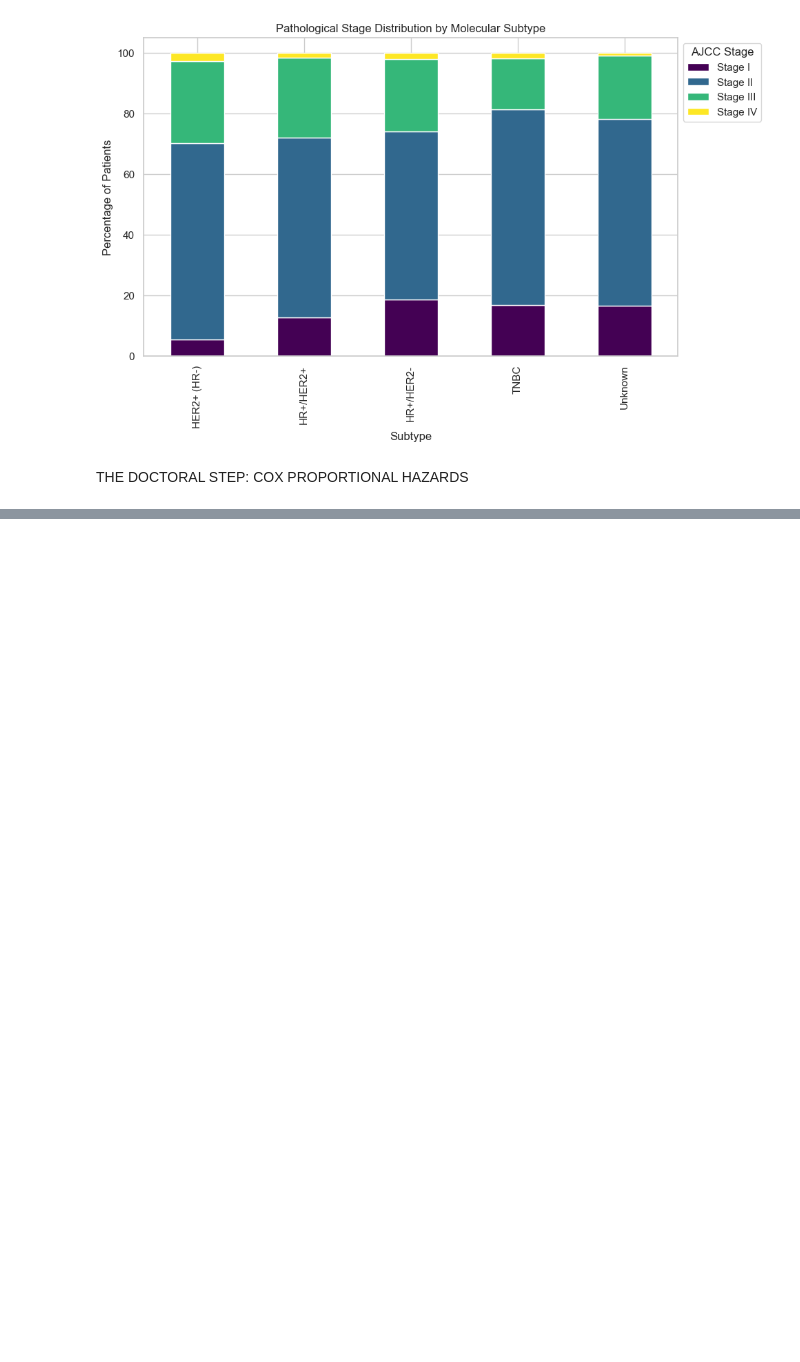
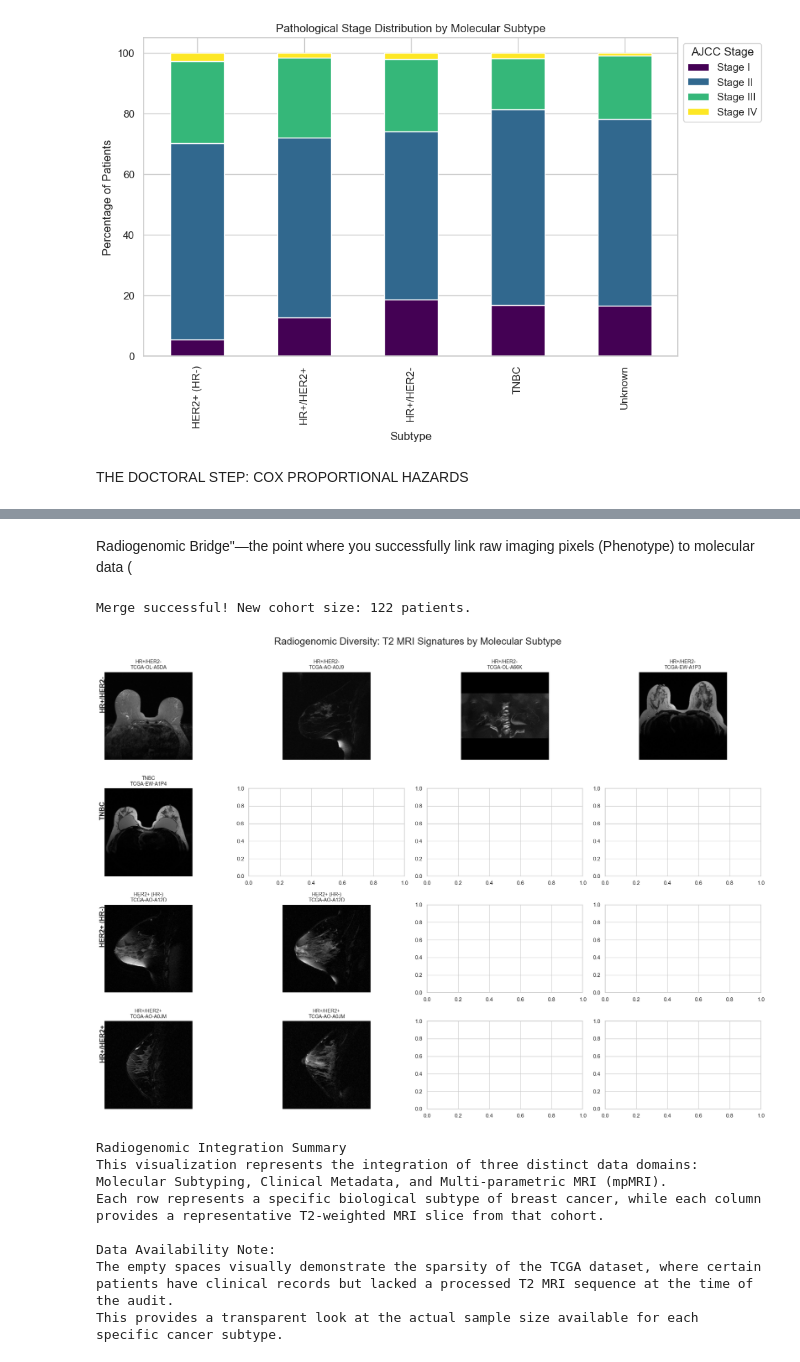
Before and after one commit to Se2007/TCGA-BRCA-Dataset, a Jupyter notebook: EDA.ipynb, the cells around one changed output, grey strips where cells are left out. Cells and saved outputs as stored; diff of their text form; code cells hidden in the pictures; blank space fills up the shorter version.

```diff
--- a/EDA.ipynb
+++ b/EDA.ipynb
@@ -506,0 +741,30 @@ Unknown                  56.0                      10.540  0.153  118
+# %% [markdown]
+Radiogenomic Bridge"—the point where you successfully link raw imaging pixels (Phenotype) to molecular data (
+# %%
+# Force column names to lowercase and strip whitespace
+Clinical_Demographic.columns = Clinical_Demographic.columns.str.strip()
+Clinical_Treatment.columns = Clinical_Treatment.columns.str.strip()
+
+# Define colors for the terminal/notebook output
+BOLD = '\033[1m'
+BLUE = '\033[94m'
+CYAN = '\033[96m'
+END = '\033[0m'
+
+# Check if the column exists under a different name
+# If it's named 'patient_id' or 'BARCODE', rename it:
+if 'bcr_patient_barcode' not in Clinical_Demographic.columns:
+    # Find the column that looks like a barcode (usually the first column)
+    id_col = Clinical_Demographic.columns[0]
+    Clinical_Demographic.rename(columns={id_col: 'bcr_patient_barcode'}, inplace=True)
+
+if 'bcr_patient_barcode' not in Clinical_Treatment.columns:
+    id_col = Clinical_Treatment.columns[0]
+    Clinical_Treatment.rename(columns={id_col: 'bcr_patient_barcode'}, inplace=True)
+
+# Now perform the merge
+df = pd.merge(Clinical_Demographic, Clinical_Treatment, on='bcr_patient_barcode', how='inner')
+
+print(f"Merge successful! New cohort size: {len(df)} patients.")
+# %% [output]
+Merge successful! New cohort size: 122 patients.
@@ -506,0 +818,49 @@ Unknown                  56.0                      10.540  0.153  118
+# %%
+def show_radiogenomic_gallery(df, modality='T2', n_samples=4):
+    subtypes = ['HR+/HER2-', 'TNBC', 'HER2+ (HR-)', 'HR+/HER2+']
+    fig, axes = plt.subplots(len(subtypes), n_samples, figsize=(20, 15))
+
+    for i, subtype in enumerate(subtypes):
+        subset = df[(df['Subtype'] == subtype) & (df['Modality'] == modality)]
+
+        if len(subset) == 0: continue
+
+        samples = subset.sample(min(n_samples, len(subset)))
+
+        for j, (_, row) in enumerate(samples.iterrows()):
+            img = Image.open(row['Sample_Path'])
+            axes[i, j].imshow(img, cmap='gray')
+            axes[i, j].set_title(f"{subtype}\n{row['Patient_ID']}", fontsize=10)
+            axes[i, j].axis('off')
+
+        # Add Y-axis label for the subtype
+        axes[i, 0].text(-30, 128, subtype, rotation=90, va='center', fontweight='bold', fontsize=14)
+
+    plt.suptitle(f"Radiogenomic Diversity: {modality} MRI Signatures by Molecular Subtype", fontsize=20, y=0.95)
+    plt.tight_layout(rect=[0, 0.03, 1, 0.95])
+    plt.show()
+
+show_radiogenomic_gallery(rich_mri_df, modality='T2')
+
+# --- Summary Print ---
+
+print(f"{BOLD}{BLUE}Radiogenomic Integration Summary{END}")
+print(f"{CYAN}This visualization represents the integration of three distinct data domains: "
+      f"Molecular Subtyping, Clinical Metadata, and Multi-parametric MRI (mpMRI).\n"
+      f"Each row represents a specific biological subtype of breast cancer, while each column "
+      f"provides a representative T2-weighted MRI slice from that cohort.\n\n"
+      f"{BOLD}Data Availability Note:{END}{CYAN}\n"
+      f"The empty spaces visually demonstrate the sparsity of the TCGA dataset, where certain "
+      f"patients have clinical records but lacked a processed T2 MRI sequence at the time of "
+      f"the audit.\n"
+      f"This provides a transparent look at the actual sample size available for each specific "
+      f"cancer subtype.{END}")
+# %% [output]
+[figure, added]
+Radiogenomic Integration Summary
+This visualization represents the integration of three distinct data domains: Molecular Subtyping, Clinical Metadata, and Multi-parametric MRI (mpMRI).
+Each row represents a specific biological subtype of breast cancer, while each column provides a representative T2-weighted MRI slice from that cohort.
+
+Data Availability Note:
+The empty spaces visually demonstrate the sparsity of the TCGA dataset, where certain patients have clinical records but lacked a processed T2 MRI sequence at the time of the audit.
+This provides a transparent look at the actual sample size available for each specific cancer subtype.
```
Also changed, not shown: parts of 22 cells of this notebook.
